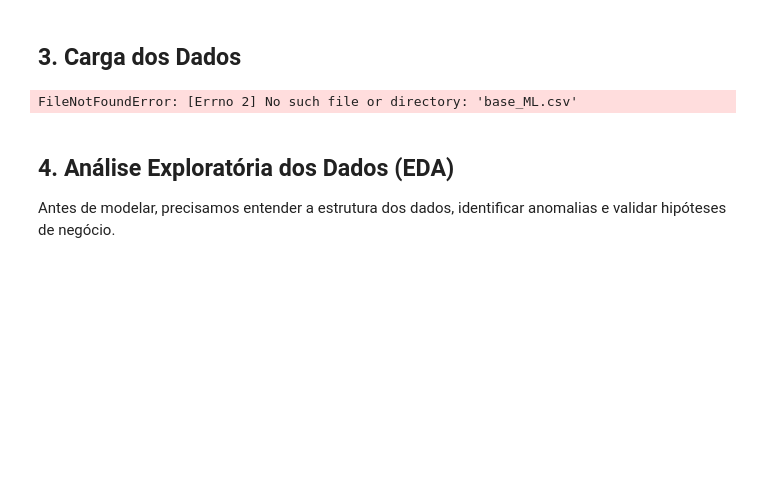
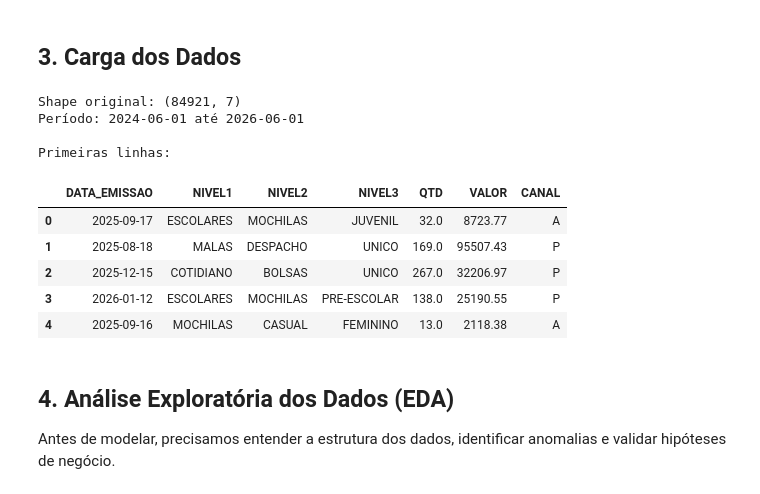
Before and after one commit to DianaSerrano1/MVP-MachineLearning, a Jupyter notebook: MVP_ML_Bagaggio_1.ipynb, the cells around one changed output. Saved outputs shown, nothing was run; the diff lists cells and outputs as text; code cells hidden in the pictures; blank space fills up the shorter version.

```diff
--- a/MVP_ML_Bagaggio_1.ipynb
+++ b/MVP_ML_Bagaggio_1.ipynb
@@ -78,29 +78,36 @@ print('✅ Bibliotecas carregadas com sucesso!')
 # %% [markdown]
 ## 3. Carga dos Dados
 # %%
-# Carregando o dataset a partir do repositório GitHub
-# URL_DATASET = 'https://raw.githubusercontent.com/SEU_USUARIO/SEU_REPO/main/base_ML.csv'
-# df_raw = pd.read_csv(URL_DATASET, sep=';', encoding='utf-8')
 
-# Para execução local:
-df_raw = pd.read_csv('base_ML.csv', sep=';', encoding='utf-8')
 
-# Limpeza inicial de espaços nos nomes de colunas e valores categóricos
+URL_DATASET = 'https://raw.githubusercontent.com/DianaSerrano1/MVP-MachineLearning/main/base_ML.csv'
+df_raw = pd.read_csv(URL_DATASET, sep=';', encoding='utf-8')
+
+# Limpeza de espaços em branco ( rtrim  ~ strip)
 df_raw.columns = df_raw.columns.str.strip()
 for col in ['NIVEL1', 'NIVEL2', 'NIVEL3', 'CANAL']:
     df_raw[col] = df_raw[col].str.strip()
 
 # Conversão de tipos
 df_raw['DATA_EMISSAO'] = pd.to_datetime(df_raw['DATA_EMISSAO'], format='%Y%m%d')
 df_raw['VALOR'] = df_raw['VALOR'].str.replace(',', '.').astype(float)
 df_raw['QTD'] = pd.to_numeric(df_raw['QTD'], errors='coerce')
 
 print(f'Shape original: {df_raw.shape}')
 print(f'Período: {df_raw["DATA_EMISSAO"].min().date()} até {df_raw["DATA_EMISSAO"].max().date()}')
 print(f'\nPrimeiras linhas:')
 df_raw.head()
 # %% [output]
-FileNotFoundError: [Errno 2] No such file or directory: 'base_ML.csv'
+Shape original: (84921, 7)
+Período: 2024-06-01 até 2026-06-01
+
+Primeiras linhas:
+|  | DATA_EMISSAO | NIVEL1 | NIVEL2 | NIVEL3 | QTD | VALOR | CANAL |
+| 0 | 2025-09-17 | ESCOLARES | MOCHILAS | JUVENIL | 32.0 | 8723.77 | A |
+| 1 | 2025-08-18 | MALAS | DESPACHO | UNICO | 169.0 | 95507.43 | P |
+| 2 | 2025-12-15 | COTIDIANO | BOLSAS | UNICO | 267.0 | 32206.97 | P |
+| 3 | 2026-01-12 | ESCOLARES | MOCHILAS | PRE-ESCOLAR | 138.0 | 25190.55 | P |
+| 4 | 2025-09-16 | MOCHILAS | CASUAL | FEMININO | 13.0 | 2118.38 | A |
 # %% [markdown]
 ## 4. Análise Exploratória dos Dados (EDA)
 
```
Also changed, not shown: parts of 21 cells of this notebook.
